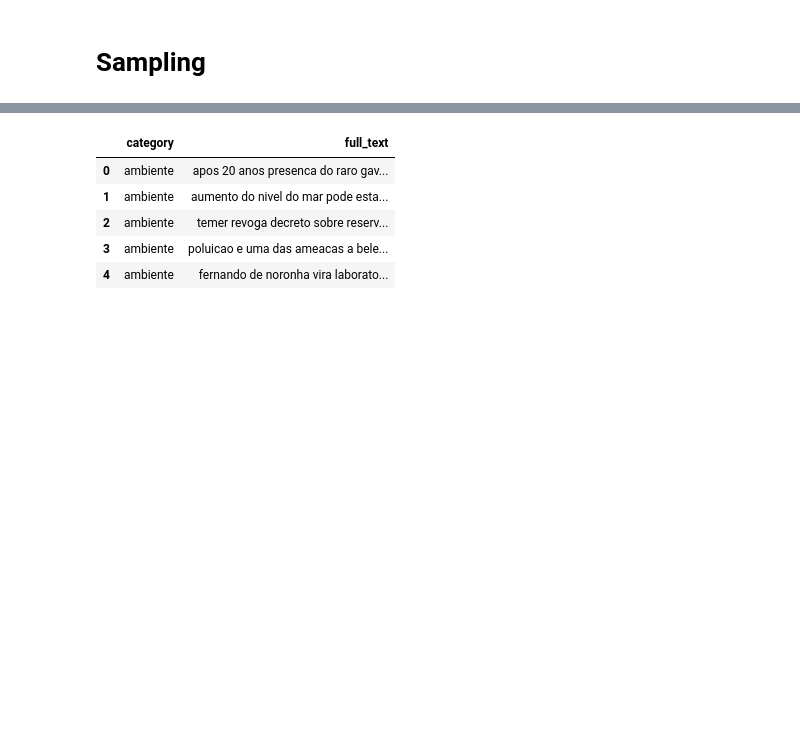
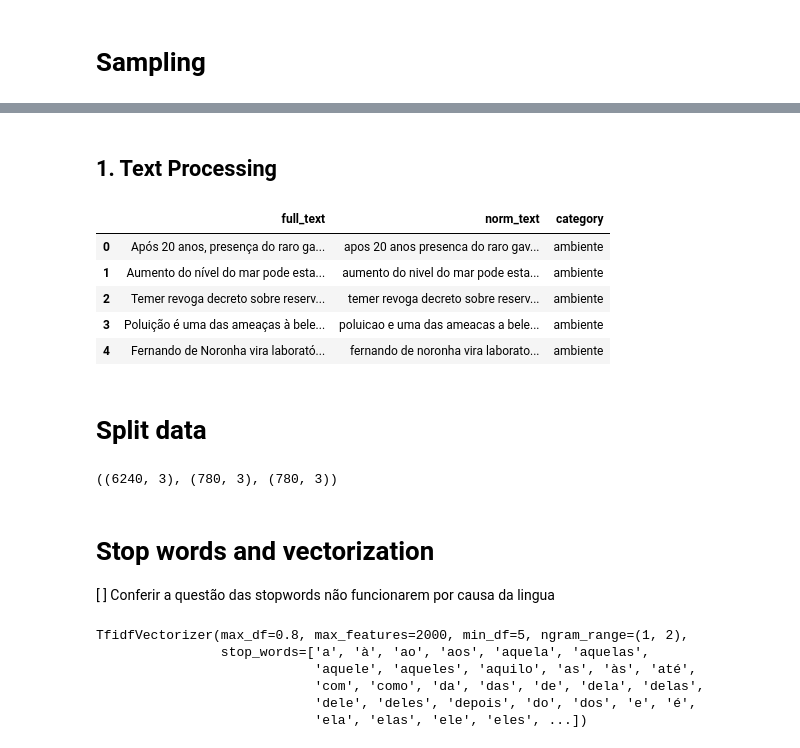
Before and after one commit to bombermal/Studies_proj_text_classification, a Jupyter notebook: main.ipynb, the cells around one changed output, grey strips where cells are left out. Cells and saved outputs as stored; diff of their text form; code cells hidden in the pictures; blank space fills up the shorter version.

```diff
--- a/main.ipynb
+++ b/main.ipynb
@@ -80,8 +84,8 @@ data.groupby("category").count().sort_values(by="title", ascending=False)
 | musica | 1 | 0 | 1 | 0 | 1 |
 | 2015 | 1 | 0 | 1 | 0 | 1 |
 # %%
-# To avoid unbalanced data, we will remove the categories with less than 400 items
-categories_mask = data["category"].value_counts() > 400
+# To avoid unbalanced data, we will remove the categories with less than 300 items
+categories_mask = data["category"].value_counts() > 300
 categories_mask = categories_mask[categories_mask.values].index
 # Filter data
 mask = data["category"].isin(categories_mask)
@@ -104,7 +108,8 @@ memory usage: 8.8+ MB
 # %% [markdown]
 # Sampling
 # %%
-data_balanced = data_filtered.groupby('category').apply(lambda x: x.sample(400, random_state=333))
+seed = 333
+data_balanced = data_filtered.groupby('category').apply(lambda x: x.sample(300, random_state=seed))
 
 # Store the unused data for future use
 balanced_index = set(data_balanced.unstack(level=0).index)
@@ -156,19 +141,21 @@ Normalization is the process of converting text into a consistent and standardiz
+# %% [markdown]
+## 1. Text Processing
 # %%
 # Combining text and title
 df_balanced = data_balanced[["title", "text", "category"]].copy()
 df_balanced["full_text"] = df_balanced["title"] + " " + df_balanced["text"]
-df_balanced.drop(["title", "text"], axis=1, inplace=True)
-# Normalization
-df_balanced = df_balanced.applymap(lambda x: remove_multiple_blank_spaces(
+# Text cleaning
+df_balanced["norm_text"] = df_balanced.full_text.apply(lambda x: remove_multiple_blank_spaces(
                                                 remove_punctuation(
                                                     unidecode(str(x).lower())
                                                 )
                                             ))
+df_balanced = df_balanced[["full_text", "norm_text", "category"]]
 df_balanced.head()
 # %% [output]
-|  | category | full_text |
-| 0 | ambiente | apos 20 anos presenca do raro gav... |
-| 1 | ambiente | aumento do nivel do mar pode esta... |
-| 2 | ambiente | temer revoga decreto sobre reserv... |
-| 3 | ambiente | poluicao e uma das ameacas a bele... |
-| 4 | ambiente | fernando de noronha vira laborato... |
+|  | full_text | norm_text | category |
+| 0 | Após 20 anos, presença do raro ga... | apos 20 anos presenca do raro gav... | ambiente |
+| 1 | Aumento do nível do mar pode esta... | aumento do nivel do mar pode esta... | ambiente |
+| 2 | Temer revoga decreto sobre reserv... | temer revoga decreto sobre reserv... | ambiente |
+| 3 | Poluição é uma das ameaças à bele... | poluicao e uma das ameacas a bele... | ambiente |
+| 4 | Fernando de Noronha vira laborató... | fernando de noronha vira laborato... | ambiente |
@@ -175,5 +166,35 @@ df_balanced.head()
+# %% [markdown]
+# Split data
+# %%
+# Split Data
+from sklearn.model_selection import train_test_split
+
+df_train, df_test = train_test_split(df_balanced, test_size=0.2, random_state=314, stratify=df_balanced.category)
+df_test, df_val = train_test_split(df_test, test_size=0.5, random_state=314, stratify=df_test.category)
+
+df_train.shape, df_test.shape, df_val.shape
+# %% [output]
+((6240, 3), (780, 3), (780, 3))
+# %% [markdown]
+# Stop words and vectorization
+
+ [ ] Conferir a questão das stopwords não funcionarem por causa da lingua
 # %%
 # Stopwords
 stopwords_nltk = stopwords.words('portuguese')
-stopwords_spacy = spacy.load('pt_core_news_sm').Defaults.stop_words
-both_stopwords = set(stopwords_nltk) | set(stopwords_spacy)
+# stopwords_spacy = spacy.load('pt_core_news_sm').Defaults.stop_words
+# both_stopwords = set(stopwords_nltk) | set(stopwords_spacy)
+
+# Create a tfidf vectorizer
+vectorizer = TfidfVectorizer(stop_words=stopwords_nltk, max_features=2000,
+                             ngram_range=(1, 2), min_df=5, max_df=0.8, lowercase=True)
+
+# Fit the vectorizer with our texts
+vectorizer.fit(df_train.norm_text)
+# %% [output]
+TfidfVectorizer(max_df=0.8, max_features=2000, min_df=5, ngram_range=(1, 2),
+                stop_words=['a', 'à', 'ao', 'aos', 'aquela', 'aquelas',
+                            'aquele', 'aqueles', 'aquilo', 'as', 'às', 'até',
+                            'com', 'como', 'da', 'das', 'de', 'dela', 'delas',
+                            'dele', 'deles', 'depois', 'do', 'dos', 'e', 'é',
+                            'ela', 'elas', 'ele', 'eles', ...])
```
Also changed, not shown: parts of 16 cells of this notebook, 1 other file.
